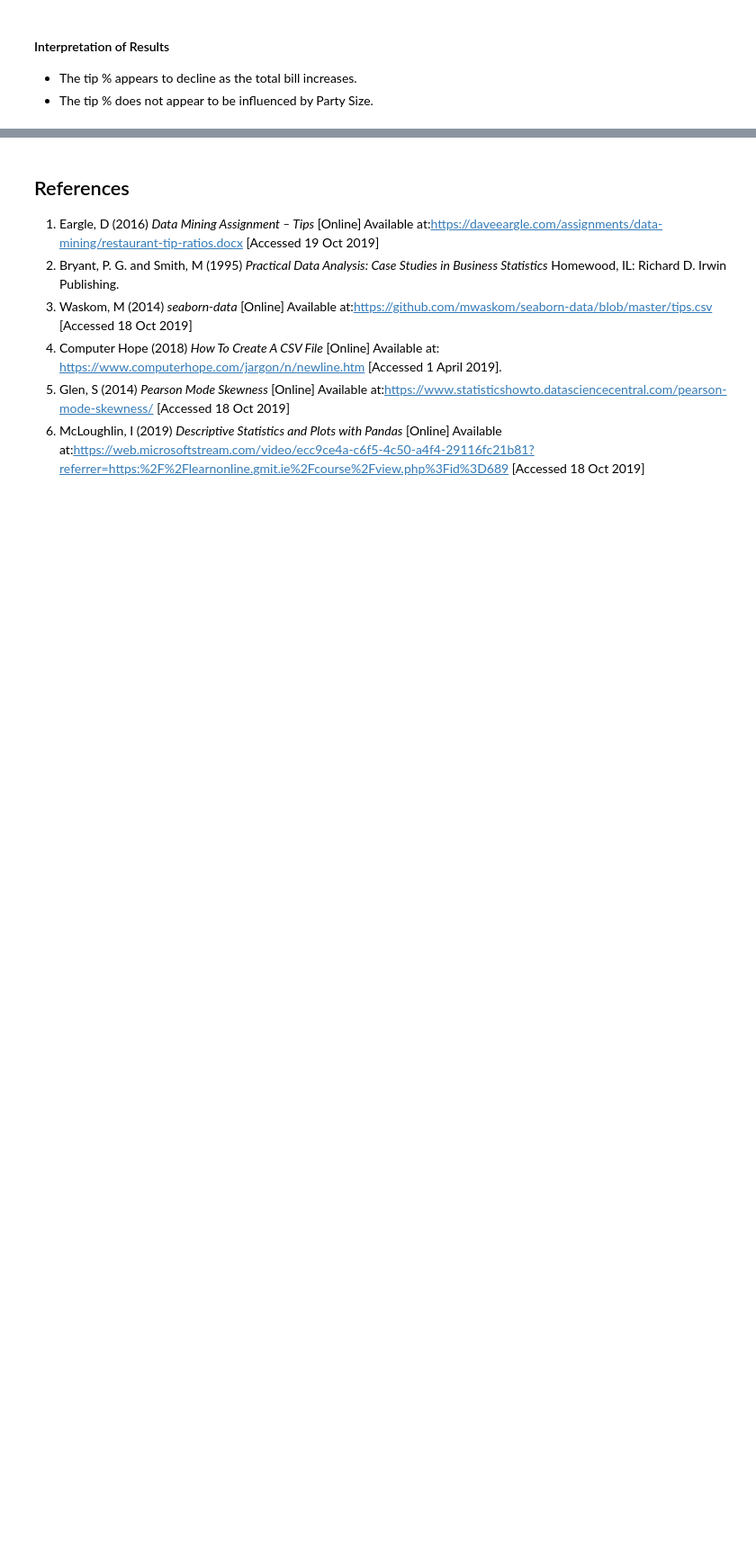
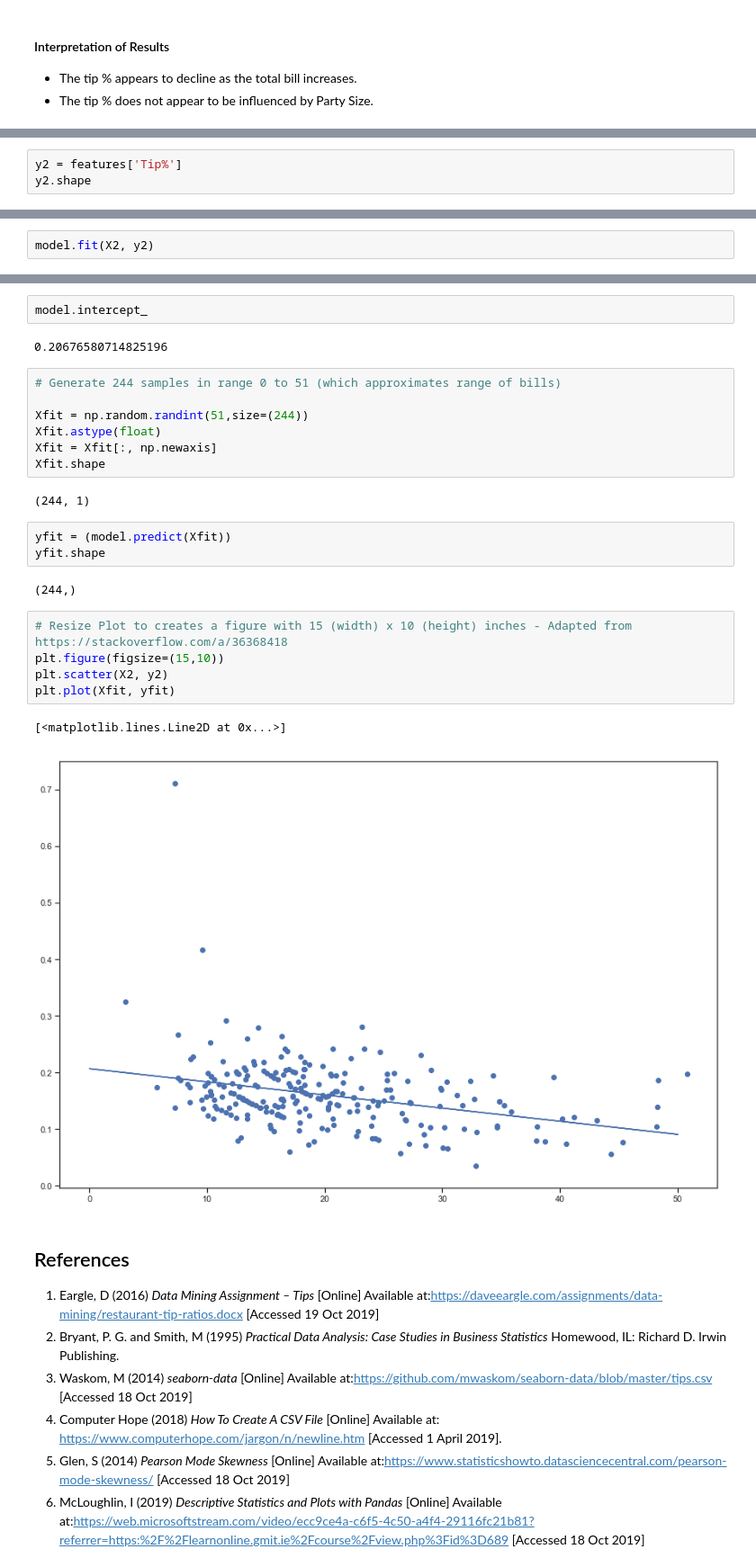
Before and after one commit to pcaulfie/fundamentals-project, a Jupyter notebook: Fundamentals of Data Analysis.ipynb, the cells around one changed output, grey strips where cells are left out. Shown at 90% size. Cells and saved outputs as stored; diff of their text form; blank space fills up the shorter version.

```diff
--- a/Fundamentals of Data Analysis.ipynb
+++ b/Fundamentals of Data Analysis.ipynb
@@ -463,0 +541,3 @@ sns.scatterplot(x='Total Bill', y='Tip%', hue='Party Size', size='Party Size', s
+# %%
+y2 = features['Tip%']
+y2.shape
@@ -463,0 +546,2 @@ sns.scatterplot(x='Total Bill', y='Tip%', hue='Party Size', size='Party Size', s
+# %%
+model.fit(X2, y2)
@@ -464,3 +555,29 @@ sns.scatterplot(x='Total Bill', y='Tip%', hue='Party Size', size='Party Size', s
+# %%
+model.intercept_
+# %% [output]
+0.20676580714825196
+# %%
+# Generate 244 samples in range 0 to 51 (which approximates range of bills)
+
+Xfit = np.random.randint(51,size=(244))
+Xfit.astype(float)
+Xfit = Xfit[:, np.newaxis]
+Xfit.shape
+# %% [output]
+(244, 1)
+# %%
+yfit = (model.predict(Xfit))
+yfit.shape
+# %% [output]
+(244,)
+# %%
+# Resize Plot to creates a figure with 15 (width) x 10 (height) inches - Adapted from https://stackoverflow.com/a/36368418
+plt.figure(figsize=(15,10))
+plt.scatter(X2, y2)
+plt.plot(Xfit, yfit)
+# %% [output]
+[<matplotlib.lines.Line2D at 0x...>]
+[figure, added]
 # %% [markdown]
 ## References
    1. Eargle, D (2016) *Data Mining Assignment – Tips* [Online] Available at:https://daveeargle.com/assignments/data-mining/restaurant-tip-ratios.docx [Accessed 19 Oct 2019]
```
Also changed, not shown: parts of 19 cells of this notebook.
